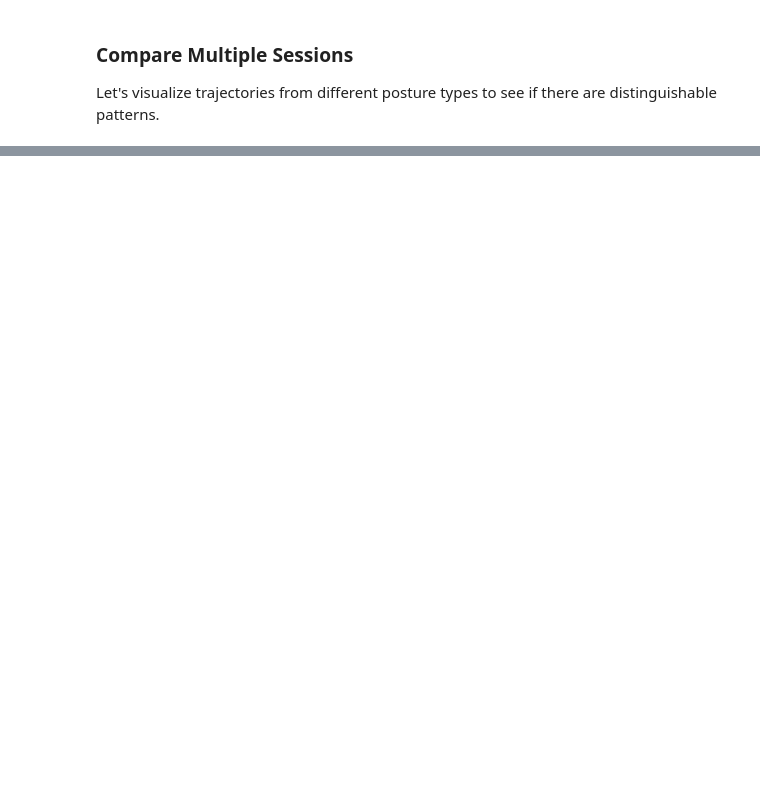
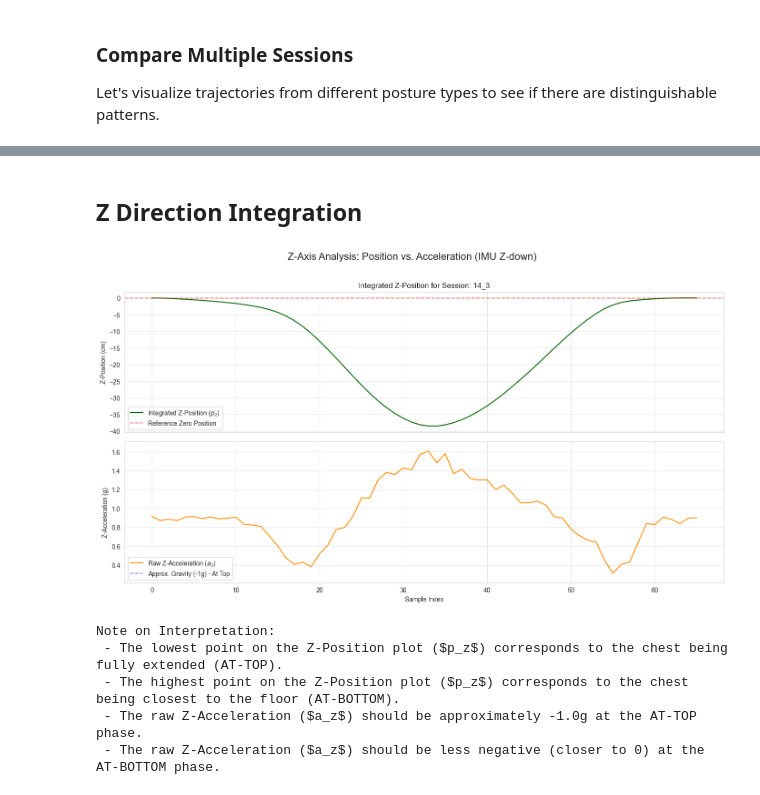
Before and after one commit to Nitrostrider/gains_ese3600, a Jupyter notebook: data_analysis.ipynb, the cells around one changed output, grey strips where cells are left out. Cells and saved outputs as stored; diff of their text form; code cells hidden in the pictures; blank space fills up the shorter version.

```diff
--- a/data_analysis.ipynb
+++ b/data_analysis.ipynb
@@ -751,0 +788,2 @@ print("\nNote: All trajectories start at origin (0, 0, 0). Drift is expected due
+# %% [markdown]
+## Z Direction Integration
@@ -751,0 +833,52 @@ print("\nNote: All trajectories start at origin (0, 0, 0). Drift is expected due
+# %%
+# Assuming a full DataFrame 'df' containing all session data is loaded in a previous step.
+# Select the first unique session ID for visualization.
+import matplotlib.pyplot as plt
+
+if 'unique_session_id' in df.columns:
+    session_id_to_plot = df['unique_session_id'].unique()[250]
+    session_data = df[df['unique_session_id'] == session_id_to_plot].sort_values('sample_index').reset_index(drop=True)
+
+    # Run the integration
+    session_data = integrate_position_z(session_data)
+
+    # --- Plotting the Z-Position and Raw Z-Acceleration ---
+    fig, axes = plt.subplots(2, 1, figsize=(14, 8), sharex=True)
+    sample_indices = session_data['sample_index']
+
+    # 1. Z-Position Plot
+    # Multiply by 100 to plot in centimeters
+    axes[0].plot(sample_indices, session_data['pz'] * 100, label='Integrated Z-Position ($p_z$)', color='darkgreen')
+    axes[0].set_ylabel('Z-Position (cm)')
+    axes[0].set_title(f'Integrated Z-Position for Session: {session_id_to_plot}')
+    axes[0].axhline(0, color='red', linestyle='--', alpha=0.5, label='Reference Zero Position')
+    axes[0].legend(loc='lower left')
+    axes[0].grid(True, alpha=0.5)
+
+    # 2. Raw Z-Acceleration Plot
+    axes[1].plot(sample_indices, session_data['az'], label='Raw Z-Acceleration ($a_z$)', color='darkorange')
+    axes[1].set_xlabel('Sample Index')
+    axes[1].set_ylabel('Z-Acceleration (g)')
+    axes[1].axhline(-1.0, color='blue', linestyle='--', alpha=0.5, label='Approx. Gravity (-1g) - At Top')
+    axes[1].legend(loc='lower left')
+    axes[1].grid(True, alpha=0.5)
+    axes[1].set_ylim(session_data['az'].min() - 0.1, session_data['az'].max() + 0.1)
+
+    plt.suptitle('Z-Axis Analysis: Position vs. Acceleration (IMU Z-down)', fontsize=16)
+    plt.tight_layout(rect=[0, 0, 1, 0.96]) # Adjust for suptitle
+    plt.show()
+
+    print("\nNote on Interpretation:")
+    print(" - The lowest point on the Z-Position plot ($p_z$) corresponds to the chest being fully extended (AT-TOP).")
+    print(" - The highest point on the Z-Position plot ($p_z$) corresponds to the chest being closest to the floor (AT-BOTTOM).")
+    print(" - The raw Z-Acceleration ($a_z$) should be approximately -1.0g at the AT-TOP phase.")
+    print(" - The raw Z-Acceleration ($a_z$) should be less negative (closer to 0) at the AT-BOTTOM phase.")
+else:
+    print("Error: The DataFrame 'df' does not contain 'unique_session_id'. Ensure your data loading step is complete.")
+# %% [output]
+[figure, added]
+Note on Interpretation:
+ - The lowest point on the Z-Position plot ($p_z$) corresponds to the chest being fully extended (AT-TOP).
+ - The highest point on the Z-Position plot ($p_z$) corresponds to the chest being closest to the floor (AT-BOTTOM).
+ - The raw Z-Acceleration ($a_z$) should be approximately -1.0g at the AT-TOP phase.
+ - The raw Z-Acceleration ($a_z$) should be less negative (closer to 0) at the AT-BOTTOM phase.
```
Also changed, not shown: parts of 6 cells of this notebook, 1 other file.
